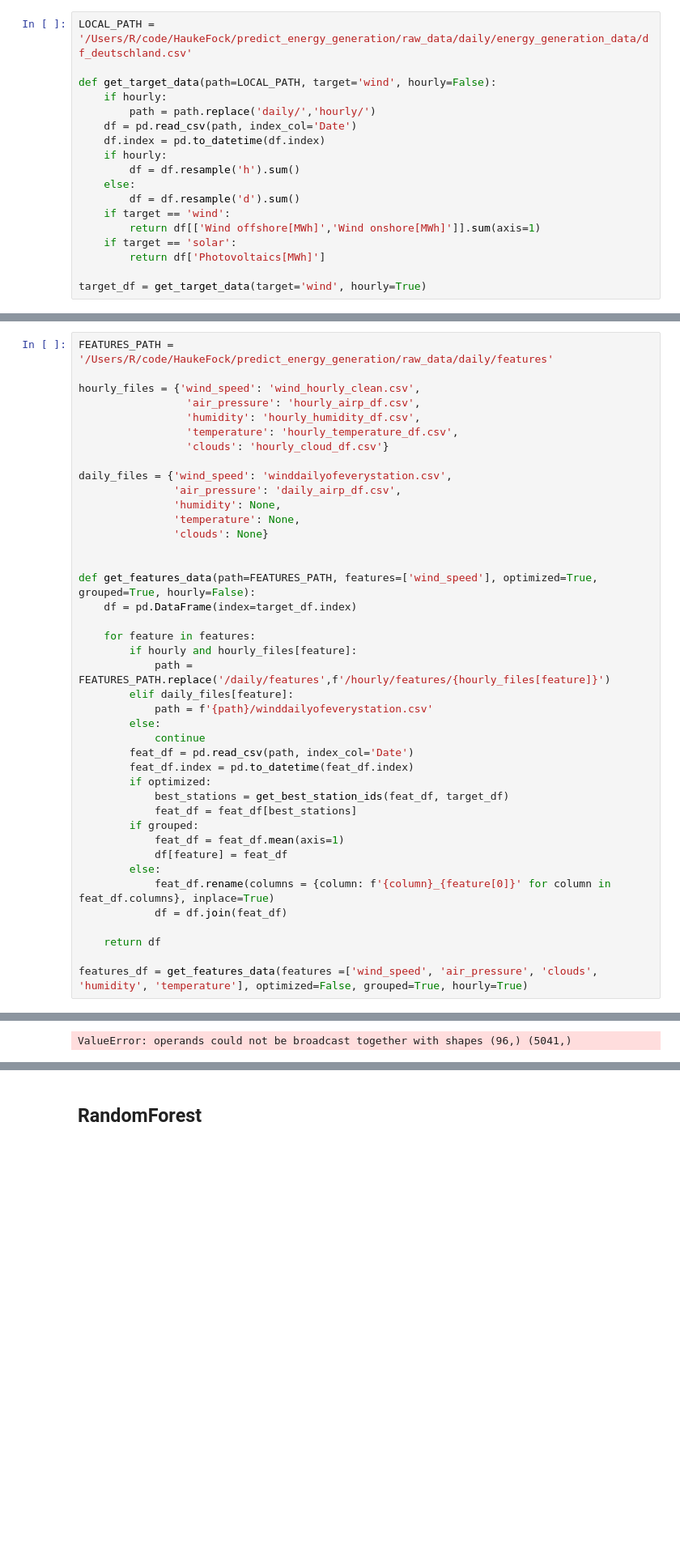
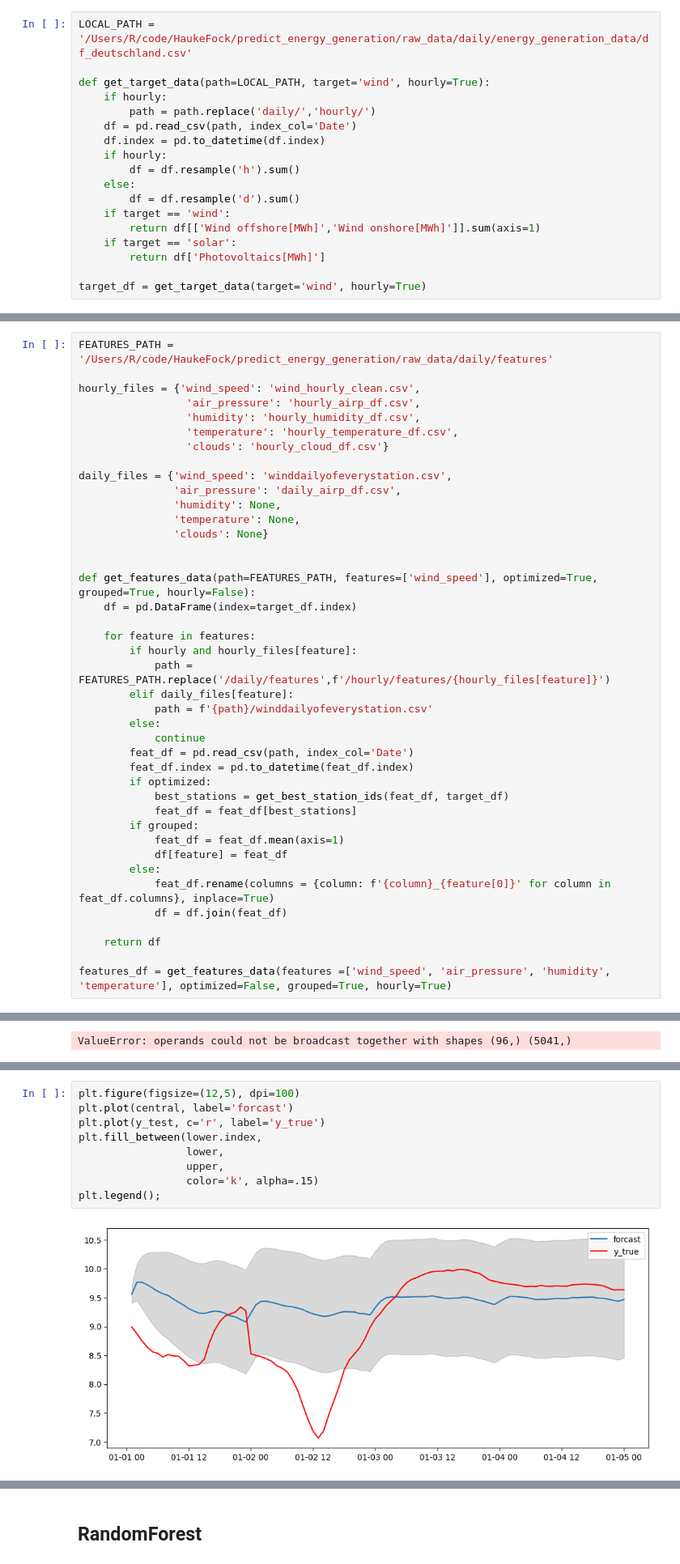
Before and after one commit to HaukeFock/predict_energy_generation, a Jupyter notebook: notebooks/rodrigo_sarimax.ipynb, the cells around one changed output, grey strips where cells are left out. Shown at 81% size. Drawn from its saved outputs; the diff is of its cells as text; blank space fills up the shorter version.

```diff
--- a/notebooks/rodrigo_sarimax.ipynb
+++ b/notebooks/rodrigo_sarimax.ipynb
@@ -14,7 +16,7 @@ from statsmodels.tsa.statespace.sarimax import SARIMAX
 # %%
 LOCAL_PATH = '/Users/R/code/HaukeFock/predict_energy_generation/raw_data/daily/energy_generation_data/df_deutschland.csv'
 
-def get_target_data(path=LOCAL_PATH, target='wind', hourly=False):
+def get_target_data(path=LOCAL_PATH, target='wind', hourly=True):
     if hourly:
         path = path.replace('daily/','hourly/')
     df = pd.read_csv(path, index_col='Date')
@@ -81,5 +90,5 @@ def get_features_data(path=FEATURES_PATH, features=['wind_speed'], optimized=Tru
 
     return df
 
-features_df = get_features_data(features =['wind_speed', 'air_pressure', 'clouds', 'humidity', 'temperature'], optimized=False, grouped=True, hourly=True)
+features_df = get_features_data(features =['wind_speed', 'air_pressure', 'humidity', 'temperature'], optimized=False, grouped=True, hourly=True)
 # %%
@@ -408,0 +498,11 @@ ValueError: operands could not be broadcast together with shapes (96,) (5041,)
+# %%
+plt.figure(figsize=(12,5), dpi=100)
+plt.plot(central, label='forcast')
+plt.plot(y_test, c='r', label='y_true')
+plt.fill_between(lower.index,
+                 lower,
+                 upper,
+                 color='k', alpha=.15)
+plt.legend();
+# %% [output]
+[figure, added]
```
Also changed, not shown: parts of 107 cells of this notebook, 3 other files.
